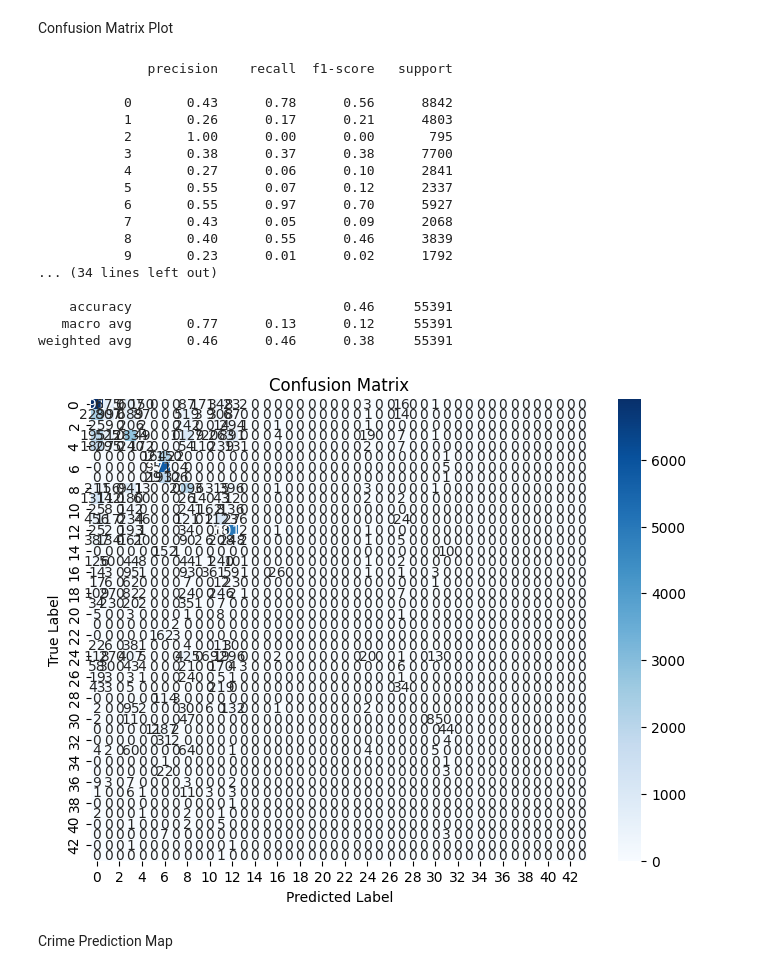
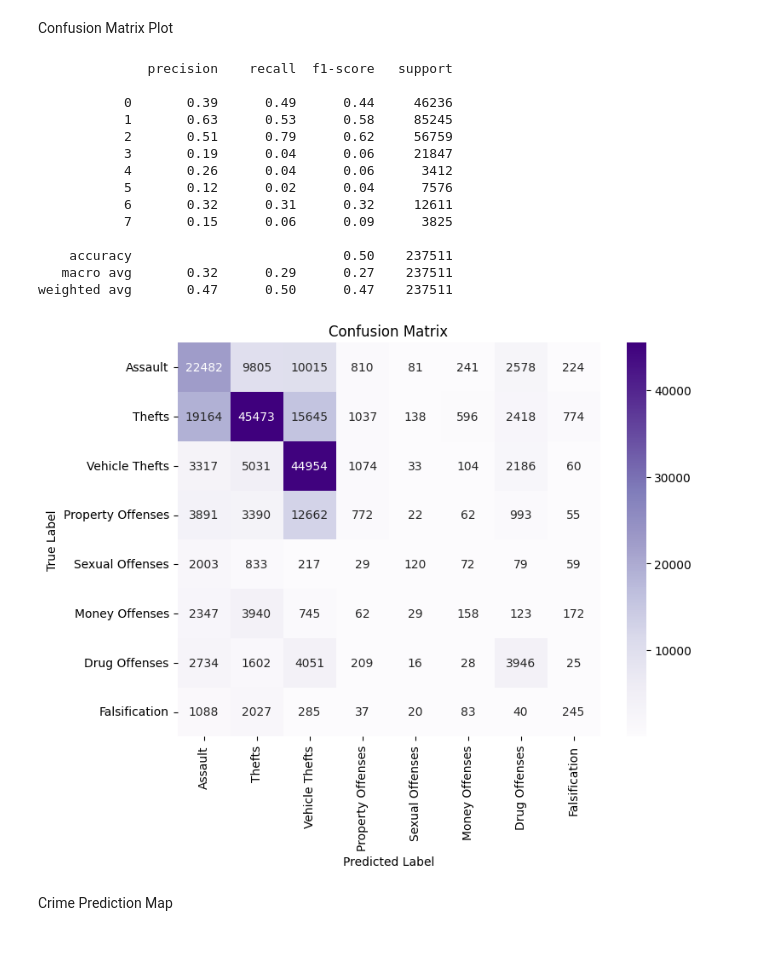
Before and after one commit to lolobq/ML_Final_Project, a Jupyter notebook: Deep Learning Model/MultiSpatioTemporalModel.ipynb, the cells around one changed output. Drawn from its saved outputs; the diff is of its cells as text; code cells hidden in the pictures; blank space fills up the shorter version.

```diff
--- a/Deep Learning Model/MultiSpatioTemporalModel.ipynb
+++ b/Deep Learning Model/MultiSpatioTemporalModel.ipynb
@@ -21,9 +21,9 @@ import time
 device = torch.device("cuda" if torch.cuda.is_available() else 'cpu')
 
 # Change File Location
-df = pd.read_csv("C:/Users/aidan_000/Desktop/UNCC/ML Project/Datasets/df6.csv", low_memory=False)
+df = pd.read_csv("C:/Users/aidan_000/Desktop/UNCC/ML Project/Datasets/df8.csv", low_memory=False)
 
-coordinates = pd.DataFrame(df[ ['ZIP', 'LATITUDE_PUBLIC', 'LONGITUDE_PUBLIC', 'HIGHEST_NIBRS_DESCRIPTION']].values, columns= ['ZIP', 'LATITUDE_PUBLIC', 'LONGITUDE_PUBLIC', 'HIGHEST_NIBRS_DESCRIPTION'])
+coordinates = pd.DataFrame(df[['ZIP', 'LATITUDE_PUBLIC', 'LONGITUDE_PUBLIC', 'CRIME_TYPE', 'HIGHEST_NIBRS_DESCRIPTION', 'HIGHEST_NIBRS_CODE', 'CRIME_TYPE_MAP']].values, columns= ['ZIP', 'LATITUDE_PUBLIC', 'LONGITUDE_PUBLIC', 'CRIME_TYPE', 'HIGHEST_NIBRS_DESCRIPTION', 'HIGHEST_NIBRS_CODE', 'CRIME_TYPE_MAP'])
 df.head()
 # %% [output]
 |  | ZIP | LATITUDE_PUBLIC | LONGITUDE_PUBLIC | Year | Month | Day | DayOfWeek | ... |
@@ -36,17 +36,2 @@ df.head()
 # %% [markdown]
 # **Pre-processing**
-# %%
-df['HIGHEST_NIBRS_DESCRIPTION'] = LabelEncoder().fit_transform(df['HIGHEST_NIBRS_DESCRIPTION'])
-
-y = df.pop('HIGHEST_NIBRS_DESCRIPTION').values
-x = df.values
-
-x_train, x_test, y_train, y_test = train_test_split(x, y, test_size = 0.2, random_state=42)
-
-X_train = StandardScaler().fit_transform(x_train)
-X_test = StandardScaler().fit_transform(x_test)
-
-X_train_tensor = torch.tensor(X_train, dtype=torch.float32).to(device)
-y_train_tensor = torch.tensor(y_train, dtype=torch.long).to(device)
-X_test_tensor = torch.tensor(X_test, dtype=torch.float32).to(device)
-y_test_tensor = torch.tensor(y_test, dtype=torch.long).to(device)
@@ -53,3 +59,20 @@ y_test_tensor = torch.tensor(y_test, dtype=torch.long).to(device)
+# %%
+Y = df[['CRIME_TYPE', 'HIGHEST_NIBRS_DESCRIPTION', 'HIGHEST_NIBRS_CODE', 'CRIME_TYPE_MAP']]
+y = df['CRIME_TYPE_MAP'].values
+
+df = df.drop(columns=['CRIME_TYPE', 'HIGHEST_NIBRS_DESCRIPTION', 'HIGHEST_NIBRS_CODE', 'CRIME_TYPE_MAP', 'Violent-Crime'])
+
+x = df.values
+
+x_train, x_test, y_train, y_test = train_test_split(x, y, test_size = 0.2, random_state=42)
+
+X_train = StandardScaler().fit_transform(x_train)
+X_test = StandardScaler().fit_transform(x_test)
+
+X_train_tensor = torch.tensor(X_train, dtype=torch.float32).to(device)
+y_train_tensor = torch.tensor(y_train, dtype=torch.long).to(device)
+X_test_tensor = torch.tensor(X_test, dtype=torch.float32).to(device)
+y_test_tensor = torch.tensor(y_test, dtype=torch.long).to(device)
 # %% [markdown]
 # **Model Declaration and Instantiation**
 # %%
@@ -76,7 +99,7 @@ class SpatiotemporalModel(nn.Module):
         x = self.fc(x)
         return x
 
-# Instantiate the model for multi-class classification (46 classes)
+# Instantiate the model for multi-class classification (8 classes)
 input_size = X_train.shape[1]
 output_size = len(np.unique(y_train))  # Number of classes
 model = SpatiotemporalModel(input_size, output_size).to(device)
@@ -86,7 +109,7 @@ criterion = nn.CrossEntropyLoss()
 optimizer = optim.Adam(model.parameters(), lr=0.001)
 
 # Training loop
-epochs = 10
+epochs = 300
 for epoch in range(epochs):
     start_time = time.time()
 
@@ -166,43 +186,41 @@ plt.show()
 # %% [markdown]
 Confusion Matrix Plot
 # %%
-# Convert tensors to NumPy arrays
+crime_types = ['Assault','Thefts','Vehicle Thefts','Property Offenses','Sexual Offenses','Money Offenses','Drug Offenses','Falsification']
+
 y_test_np = y_test_tensor.cpu().numpy()
 all_predictions_np = np.array(all_predictions)
 
 # Calculate confusion matrix
 conf_matrix = confusion_matrix(y_test_np, all_predictions_np)
 
 # Display classification report
 report = classification_report(y_test_np, all_predictions_np, zero_division=1)
 print(report)
 
 # Plot the confusion matrix using seaborn
 plt.figure(figsize=(8, 6))
-sns.heatmap(conf_matrix, annot=True, fmt='d', cmap='Blues')
+sns.heatmap(conf_matrix, annot=True, fmt='d', cmap='Purples', xticklabels=crime_types, yticklabels=crime_types)
 plt.xlabel('Predicted Label')
 plt.ylabel('True Label')
 plt.title('Confusion Matrix')
 plt.show()
 # %% [output]
               precision    recall  f1-score   support
 
-           0       0.43      0.78      0.56      8842
-           1       0.26      0.17      0.21      4803
-           2       1.00      0.00      0.00       795
-           3       0.38      0.37      0.38      7700
-           4       0.27      0.06      0.10      2841
-           5       0.55      0.07      0.12      2337
-           6       0.55      0.97      0.70      5927
-           7       0.43      0.05      0.09      2068
-           8       0.40      0.55      0.46      3839
-           9       0.23      0.01      0.02      1792
-... (34 lines left out)
+           0       0.39      0.49      0.44     46236
+           1       0.63      0.53      0.58     85245
+           2       0.51      0.79      0.62     56759
+           3       0.19      0.04      0.06     21847
+           4       0.26      0.04      0.06      3412
+           5       0.12      0.02      0.04      7576
+           6       0.32      0.31      0.32     12611
+           7       0.15      0.06      0.09      3825
 
-    accuracy                           0.46     55391
-   macro avg       0.77      0.13      0.12     55391
-weighted avg       0.46      0.46      0.38     55391
+    accuracy                           0.50    237511
+   macro avg       0.32      0.29      0.27    237511
+weighted avg       0.47      0.50      0.47    237511
-[figure, old version]
+[figure, new version]
 # %% [markdown]
 Crime Prediction Map
 # %%
```
Also changed, not shown: parts of 9 cells of this notebook.
